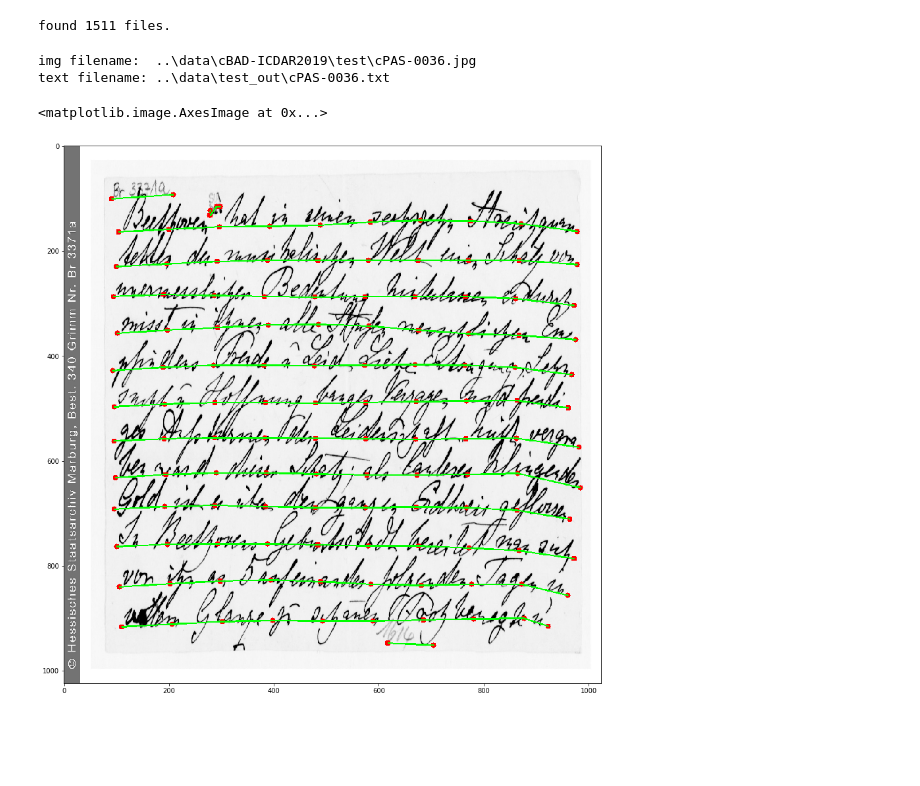
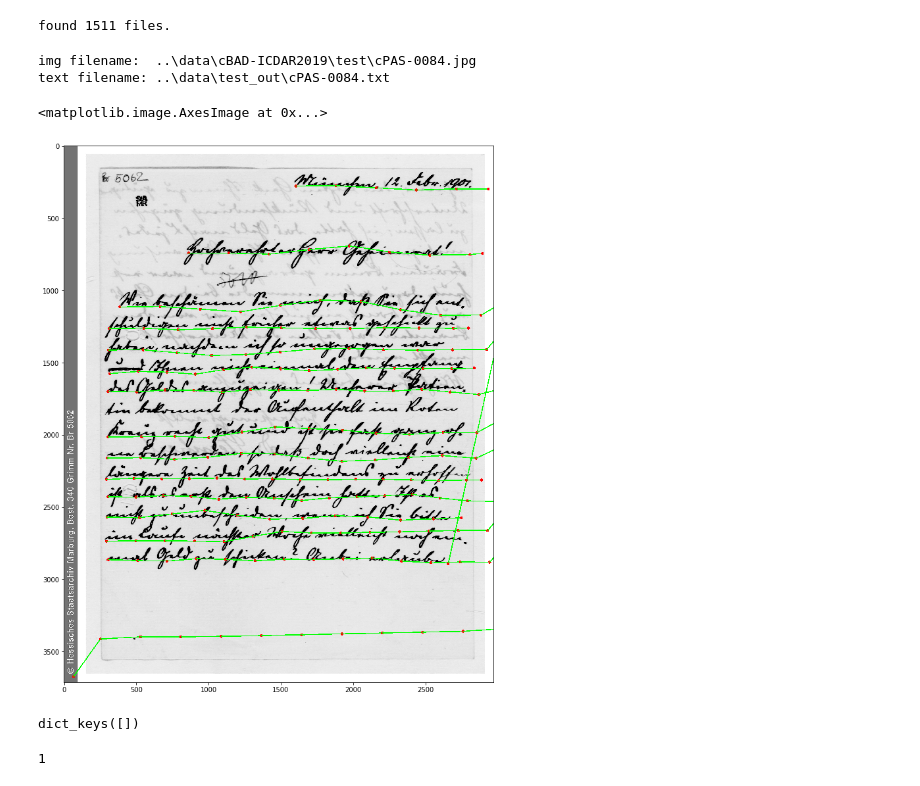
Before and after one commit to mwoedlinger/baseline-extract, a Jupyter notebook: demo/draw_prediction.ipynb, the cells around one changed output. Drawn from its saved outputs; the diff is of its cells as text; code cells hidden in the pictures; blank space fills up the shorter version.

```diff
--- a/demo/draw_prediction.ipynb
+++ b/demo/draw_prediction.ipynb
@@ -21,45 +21,45 @@ text_list = [os.path.join(out_folder, os.path.basename(f).split('.')[0]+'.txt')
 # %% [output]
 found 1511 files.
 # %%
-n = 16
+n = 40
 
 print('img filename:  {}'.format(file_list[n]))
 print('text filename: {}'.format(text_list[n]))
 
 # Load files
 image = cv2.cvtColor(cv2.imread(file_list[n]), cv2.COLOR_BGR2RGB)
-image = cv2.resize(image, (img_size, img_size))
+#image = cv2.resize(image, (img_size, img_size))
 
 with open(text_list[n], 'r') as f:
     text = [line.rstrip() for line in f]
 
 # Draw labels
-radius = 5
-thickness = 2
+radius = 10
+thickness = 5
 
 for bl in text:
     points = bl.split(';')
 
     x_old = None
     y_old = None
 
-    for p in points[0:16]:
+    for p in points:
         x, y = p.split(',')
         x = int(x)
         y = int(y)
 
-        cv2.circle(image, (x, y), radius, (255, 0, 0), -1)
         if x_old is not None:
             cv2.line(image, (x_old, y_old), (x, y), (0, 255, 0), thickness)
+        cv2.circle(image, (x, y), radius, (255, 0, 0), -1)
 
         x_old = x
         y_old = y
 
 # Plot
 plt.figure(figsize=(15,15))
 plt.imshow(image)
 # %% [output]
-img filename:  ..\data\cBAD-ICDAR2019\test\cPAS-0036.jpg
-text filename: ..\data\test_out\cPAS-0036.txt
+img filename:  ..\data\cBAD-ICDAR2019\test\cPAS-0084.jpg
+text filename: ..\data\test_out\cPAS-0084.txt
 <matplotlib.image.AxesImage at 0x...>
-[figure, old version]
+[figure, new version]
@@ -65,0 +70,9 @@ text filename: ..\data\test_out\cPAS-0036.txt
+# %%
+y
+# %% [output]
+dict_keys([])
+# %%
+if not y:
+    print(1)
+# %% [output]
+1
```
Also changed, not shown: parts of 5 cells of this notebook, 16 other files.
